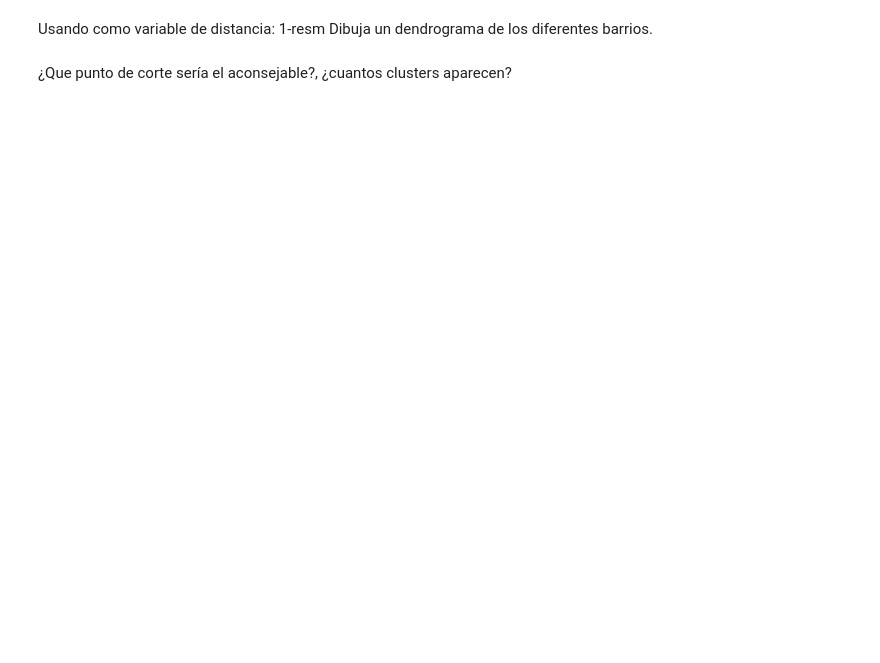
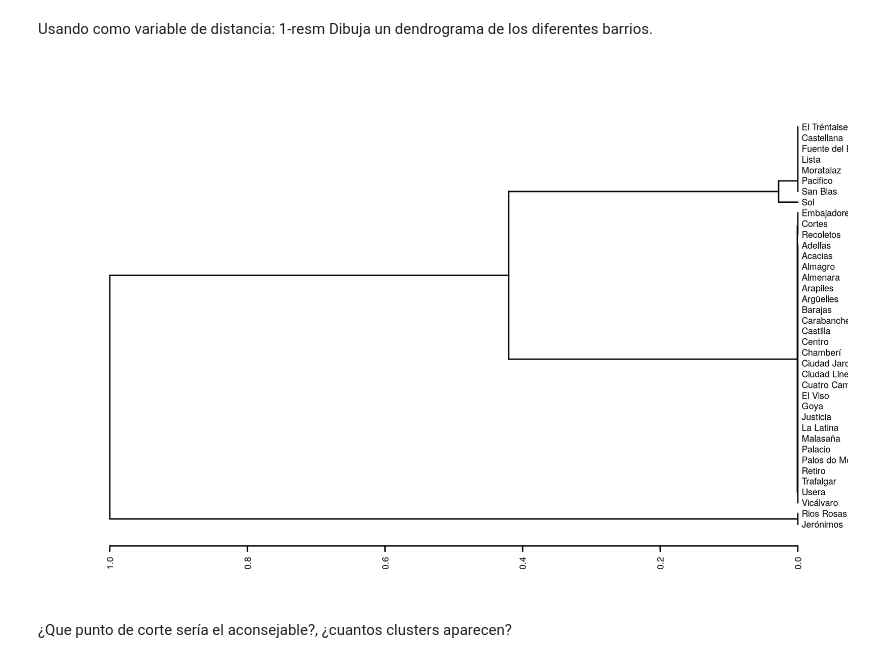
Before and after one commit to emmv20/data-mining, a Jupyter notebook: Practica-AlmadaEmmanuel.ipynb, the cells around one changed output. Saved outputs shown, nothing was run; the diff lists cells and outputs as text; code cells hidden in the pictures; blank space fills up the shorter version.

```diff
--- a/Practica-AlmadaEmmanuel.ipynb
+++ b/Practica-AlmadaEmmanuel.ipynb
@@ -82,2 +109,10 @@ Asigna el valor NA a la columna Square.Meters de los apartamentos que tengan men
 # %% [markdown]
 Existen varios Barrios que todas sus entradas de Square.Meters son NA, vamos a eliminar del dataset todos los pisos que pertenecen a estos barrios.
+# %%
+df_madrid |> group_by(Neighbourhood) |>
+            summarise(x=sum(!is.na(Square.Meters))) |>
+            filter(x==0) |> pull(Neighbourhood) -> listado_barrios
+
+df_madrid <- df_madrid[!df_madrid$Neighbourhood %in% listado_barrios,]
+
+df_madrid
@@ -106,3 +163,5 @@ ggplot(dfResm, aes(x=Var1, y=Var2, fill=value))+
 # %% [markdown]
 Usando como variable de distancia: 1-resm
 Dibuja un dendrograma de los diferentes barrios.
+# %%
+distancia <- 1 - resm
@@ -109,2 +172,17 @@ Dibuja un dendrograma de los diferentes barrios.
+# %%
+
+#distancia a matriz de distancia
+distance_matrix <- as.dist(distancia)
+
+# Calcular jerarquía de clustering
+cluster <- hclust(distance_matrix, method="complete")
+
+# Dibujar dendrograma
+dendrograma <- as.dendrogram(cluster)
+par(cex=0.4)
+par(las=2)
+plot(dendrograma,horiz=TRUE)
+# %% [output]
+[figure, added]
 # %% [markdown]
 ¿Que punto de corte sería el aconsejable?, ¿cuantos clusters aparecen?
```
Also changed, not shown: parts of 20 cells of this notebook.
